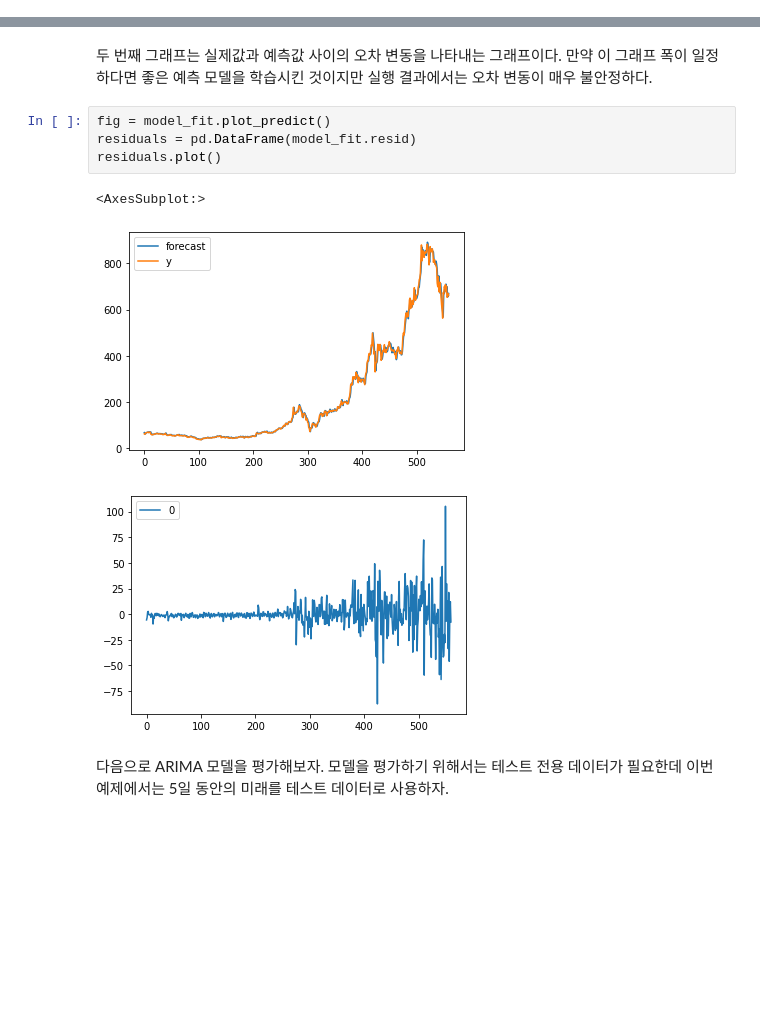
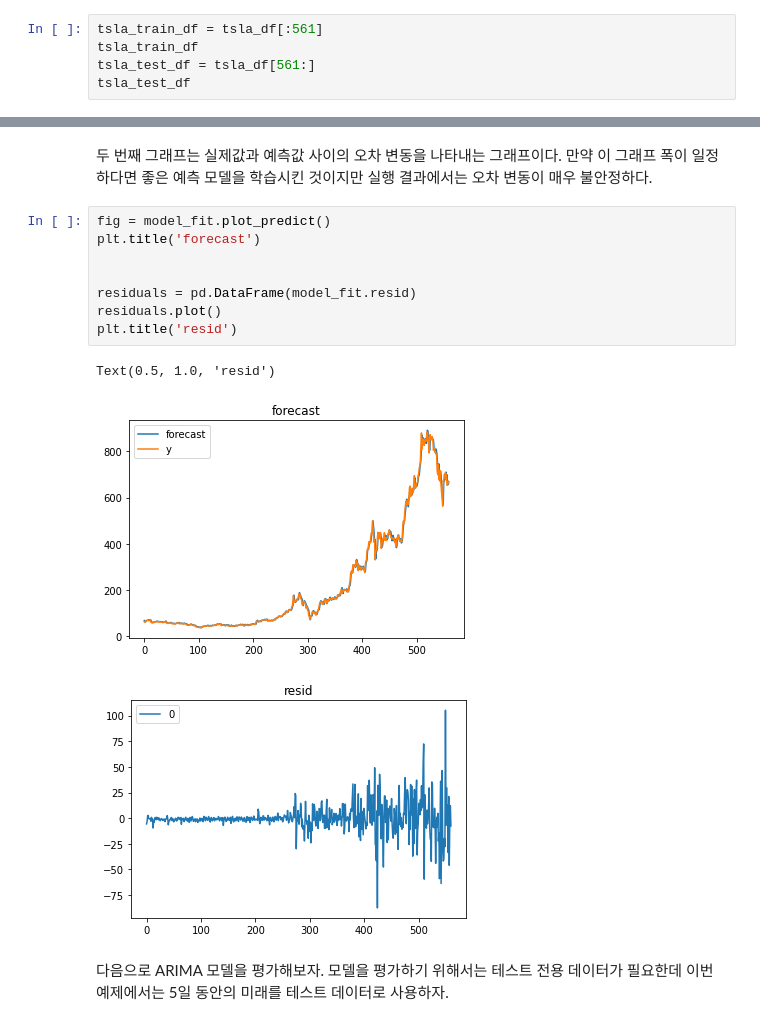
Before and after one commit to jaeyoon89/jaeyoon_study, a Jupyter notebook: tsla_data_analysis.ipynb, the cells around one changed output, grey strips where cells are left out. Cells and saved outputs as stored; diff of their text form; blank space fills up the shorter version.

Commit message:
tsla_data_analysis

```diff
--- a/tsla_data_analysis.ipynb
+++ b/tsla_data_analysis.ipynb
@@ -93,0 +92,5 @@ plt.show()
+# %%
+tsla_train_df = tsla_df[:561]
+tsla_train_df
+tsla_test_df = tsla_df[561:]
+tsla_test_df
@@ -161,12 +141,16 @@ warnings.filterwarnings('ignore', 'statsmodels.tsa.arima_model.ARIMA',
 두 번째 그래프는 실제값과 예측값 사이의 오차 변동을 나타내는 그래프이다. 만약 이 그래프 폭이 일정하다면 좋은 예측 모델을 학습시킨 것이지만 실행 결과에서는 오차 변동이 매우 불안정하다.
 # %%
 fig = model_fit.plot_predict()
+plt.title('forecast')
+
+
 residuals = pd.DataFrame(model_fit.resid)
 residuals.plot()
+plt.title('resid')
 # %% [output]
-<AxesSubplot:>
+Text(0.5, 1.0, 'resid')
-[figure, old version]
+[figure, new version]
-[figure, old version]
+[figure, new version]
 # %% [markdown]
 다음으로 ARIMA 모델을 평가해보자. 모델을 평가하기 위해서는 테스트 전용 데이터가 필요한데 이번 예제에서는 5일 동안의 미래를 테스트 데이터로 사용하자.
 # %% [markdown]
```
Also changed, not shown: parts of 13 cells of this notebook.
